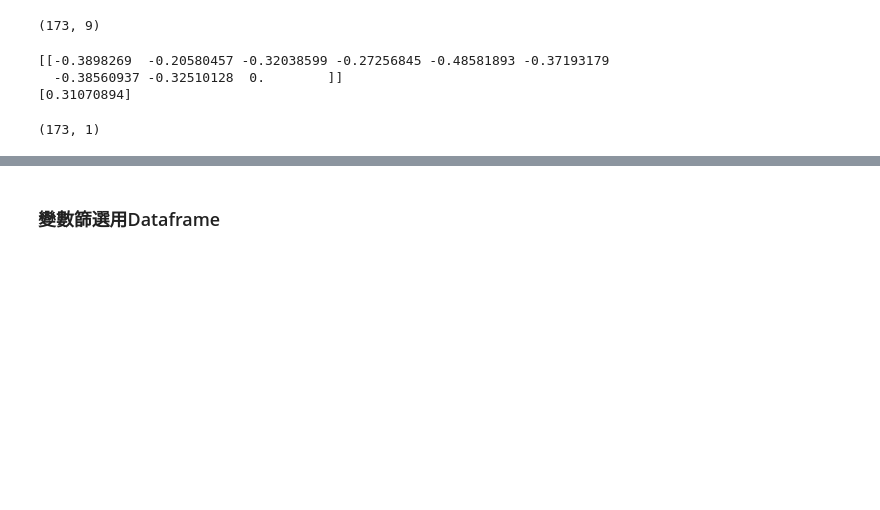
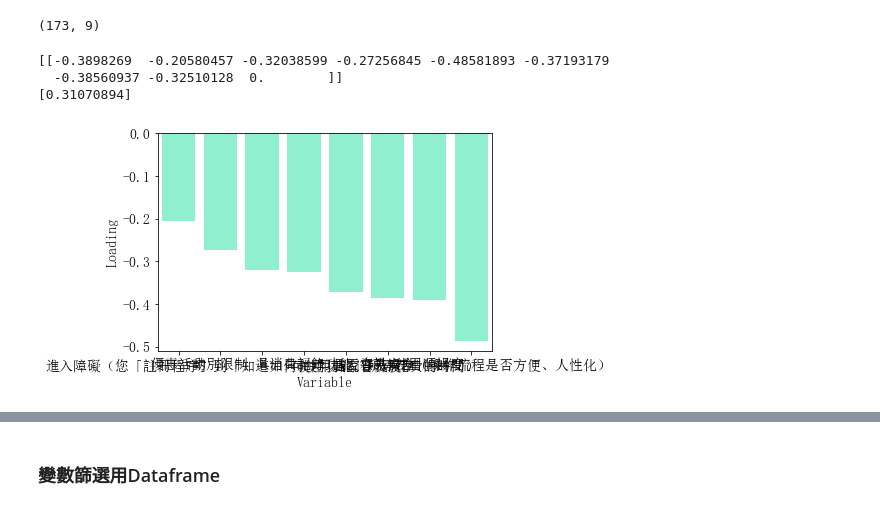
Before and after one commit to jerrylin0505/Multicovariance, a Jupyter notebook: 消費者行為/final.ipynb, the cells around one changed output, grey strips where cells are left out. Cells and saved outputs as stored; diff of their text form; code cells hidden in the pictures; blank space fills up the shorter version.

```diff
--- a/消費者行為/final.ipynb
+++ b/消費者行為/final.ipynb
@@ -58,15 +74,25 @@ satis2.shape
 pca = PCA(n_components=1)
 pca.fit(satis2)
 score = pca.transform(satis2)
-# %%
-print(pca.components_)
-print(pca.explained_variance_ratio_)
-score.shape
-# %% [output]
-[[-0.3898269  -0.20580457 -0.32038599 -0.27256845 -0.48581893 -0.37193179
-  -0.38560937 -0.32510128  0.        ]]
-[0.31070894]
-(173, 1)
+# %%
+print(pca.components_)
+print(pca.explained_variance_ratio_)
+score.shape
+
+pca_result = pd.concat((pd.DataFrame(satis.iloc[:, 0:].columns, columns = ['Variable']),
+                pd.DataFrame(pca.components_.T, columns = ['Loading'])),
+                axis = 1).sort_values(by='Loading', ascending = False)
+
+pca_result = pca_result.drop([8]).reset_index().drop(["index"],axis=1)
+# %% [output]
+[[-0.3898269  -0.20580457 -0.32038599 -0.27256845 -0.48581893 -0.37193179
+  -0.38560937 -0.32510128  0.        ]]
+[0.31070894]
+# %%
+sns.barplot('Variable', 'Loading', data=pca_result, color="aquamarine")
+plt.show()
+# %% [output]
+[figure, added]
 # %%
 pd.set_option('display.max_rows', 10)
 satis["PCA"] = pd.DataFrame(score)
```
Also changed, not shown: parts of 9 cells of this notebook.
